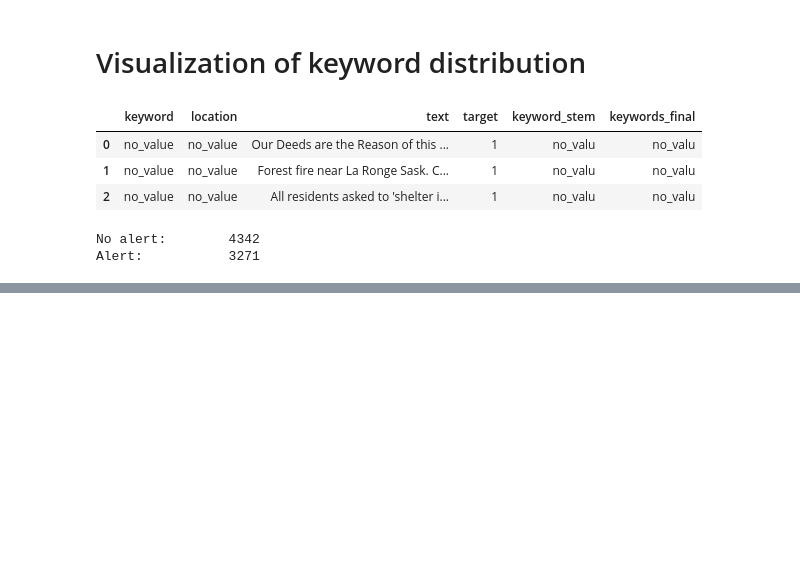
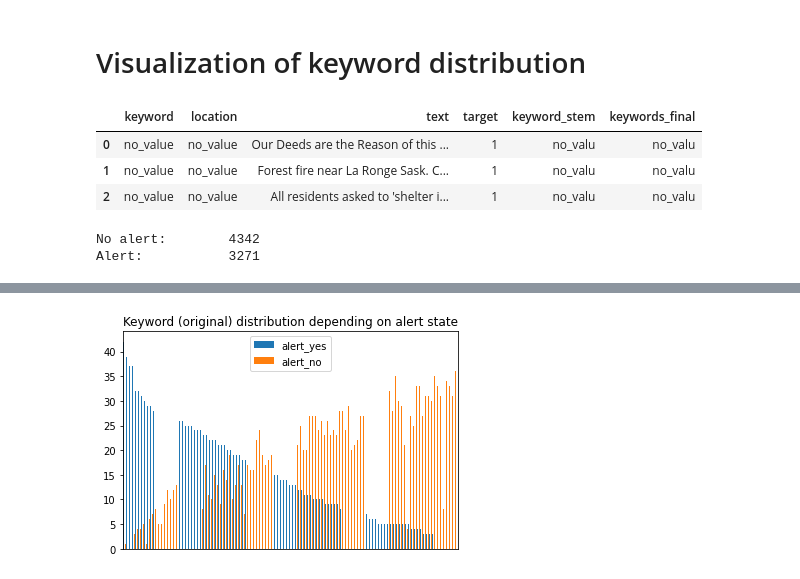
Before and after one commit to julia105/NLP-Project, a Jupyter notebook: Fire.ipynb, the cells around one changed output, grey strips where cells are left out. Saved outputs shown, nothing was run; the diff lists cells and outputs as text; code cells hidden in the pictures; blank space fills up the shorter version.

```diff
--- a/Fire.ipynb
+++ b/Fire.ipynb
@@ -220,3 +257,10 @@ plt.show()
+# %%
+df_kw_pure[['alert_yes','alert_no']].sort_values(by='alert_yes',ascending=False).plot(kind='bar')
+plt.xticks([])
+plt.title("Keyword (original) distribution depending on alert state")
+plt.show()
+# %% [output]
+[figure, added]
 # %%
 df_kw_final[['alert_yes','alert_no']].sort_values(by='alert_yes',ascending=False).plot(kind='bar')
 plt.xticks([])
```
Also changed, not shown: parts of 5 cells of this notebook.
